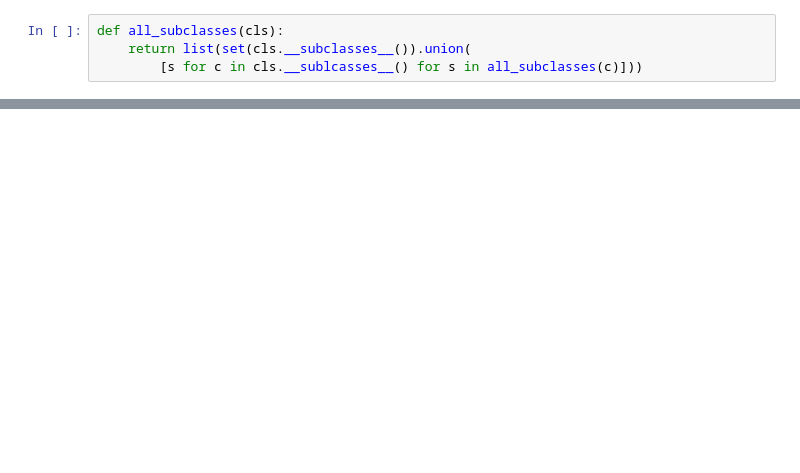
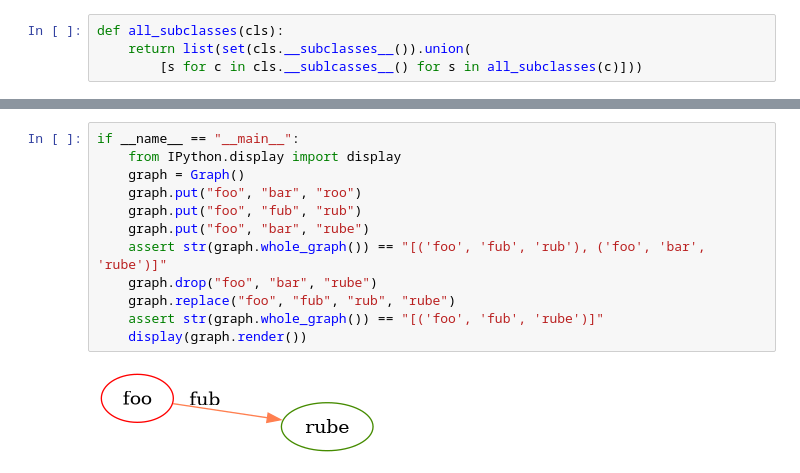
Before and after one commit to MakUrSpace/harmony, a Jupyter notebook: harmony/dma/quantumsystem.ipynb, the cells around one changed output, grey strips where cells are left out. Saved outputs shown, nothing was run; the diff lists cells and outputs as text; blank space fills up the shorter version.

```diff
--- a/harmony/dma/quantumsystem.ipynb
+++ b/harmony/dma/quantumsystem.ipynb
@@ -16,3 +107,17 @@ def all_subclasses(cls):
+# %%
+if __name__ == "__main__":
+    from IPython.display import display
+    graph = Graph()
+    graph.put("foo", "bar", "roo")
+    graph.put("foo", "fub", "rub")
+    graph.put("foo", "bar", "rube")
+    assert str(graph.whole_graph()) == "[('foo', 'fub', 'rub'), ('foo', 'bar', 'rube')]"
+    graph.drop("foo", "bar", "rube")
+    graph.replace("foo", "fub", "rub", "rube")
+    assert str(graph.whole_graph()) == "[('foo', 'fub', 'rube')]"
+    display(graph.render())
+# %% [output]
+[figure, added]
 # %%
 class QuantumSystem:
     quantum_system_name = "DMA"
```
Also changed, not shown: parts of 8 cells of this notebook, 11 other files.
